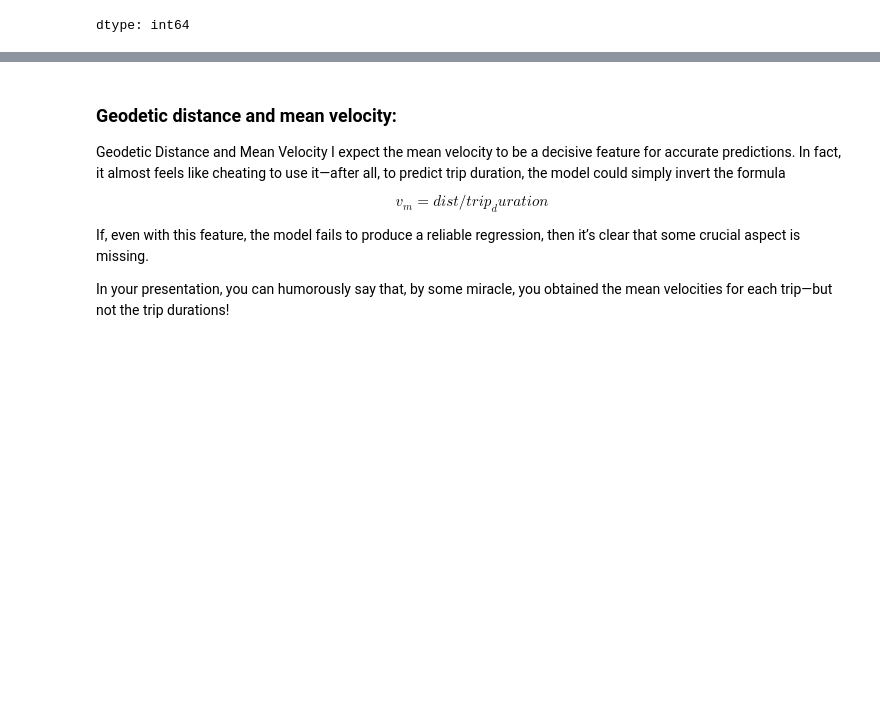
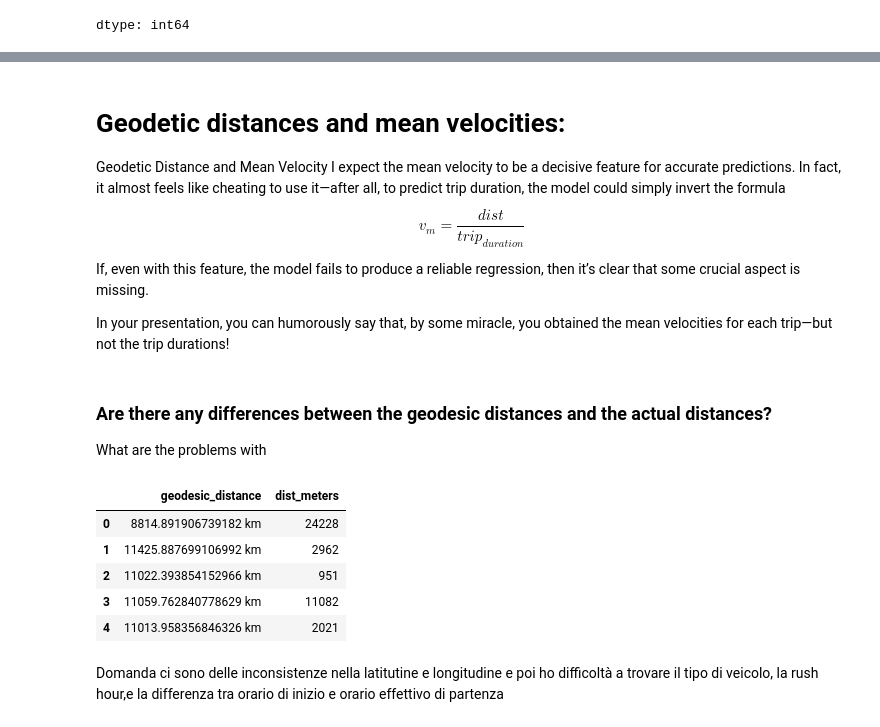
Before and after one commit to MatteoAldovardi92/Taxi_Project, a Jupyter notebook: TaxiDriverClustering.ipynb, the cells around one changed output, grey strips where cells are left out. Saved outputs shown, nothing was run; the diff lists cells and outputs as text; code cells hidden in the pictures; blank space fills up the shorter version.

```diff
--- a/TaxiDriverClustering.ipynb
+++ b/TaxiDriverClustering.ipynb
@@ -197,11 +203,38 @@ dtype: int64
 # %% [markdown]
-### Geodetic distance and mean velocity:
+# Geodetic distances and mean velocities:
 Geodetic Distance and Mean Velocity
 I expect the mean velocity to be a decisive feature for accurate predictions. In fact, it almost feels like cheating to use it—after all, to predict trip duration, the model could simply invert the formula
 $$
-v_m = dist/trip_duration
+v_m = \frac{dist}{trip_{duration}}
 $$
 
 If, even with this feature, the model fails to produce a reliable regression, then it’s clear that some crucial aspect is missing.
 
 In your presentation, you can humorously say that, by some miracle, you obtained the mean velocities for each trip—but not the trip durations!
+# %%
+mean_velocities = df['dist_meters'] / df['trip_duration']
+# %%
+from geopy.distance import geodesic
+
+geodesic_distances = [ geodesic(pickup, dropoff) for pickup, dropoff in zip(pickup_locations, dropoff_locations)]
+geodesic_distances = np.array(geodesic_distances)
+# %%
+df['mean_velocity'] = mean_velocities
+df['geodesic_distance'] = geodesic_distances
+# %% [markdown]
+### Are there any differences between the geodesic distances and the actual distances?
+
+
+What are the problems with
+# %%
+df[['geodesic_distance', 'dist_meters']].head()
+# %% [output]
+|  | geodesic_distance | dist_meters |
+| 0 | 8814.891906739182 km | 24228 |
+| 1 | 11425.887699106992 km | 2962 |
+| 2 | 11022.393854152966 km | 951 |
+| 3 | 11059.762840778629 km | 11082 |
+| 4 | 11013.958356846326 km | 2021 |
+# %% [markdown]
+Domanda ci sono delle inconsistenze nella latitutine e longitudine e poi ho difficoltà a trovare il tipo di veicolo, la rush hour,e la
+differenza tra orario di inizio e orario effettivo di partenza
```
Also changed, not shown: parts of 2 cells of this notebook.
